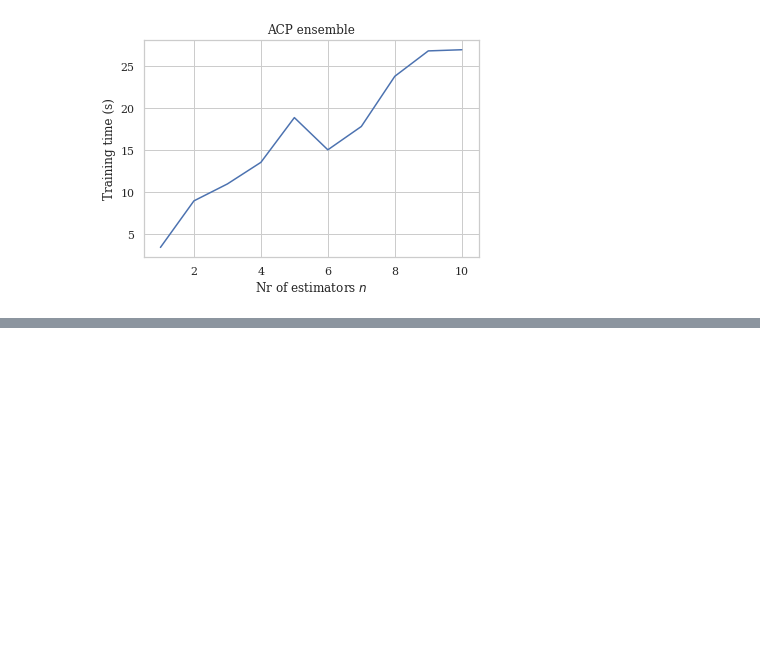
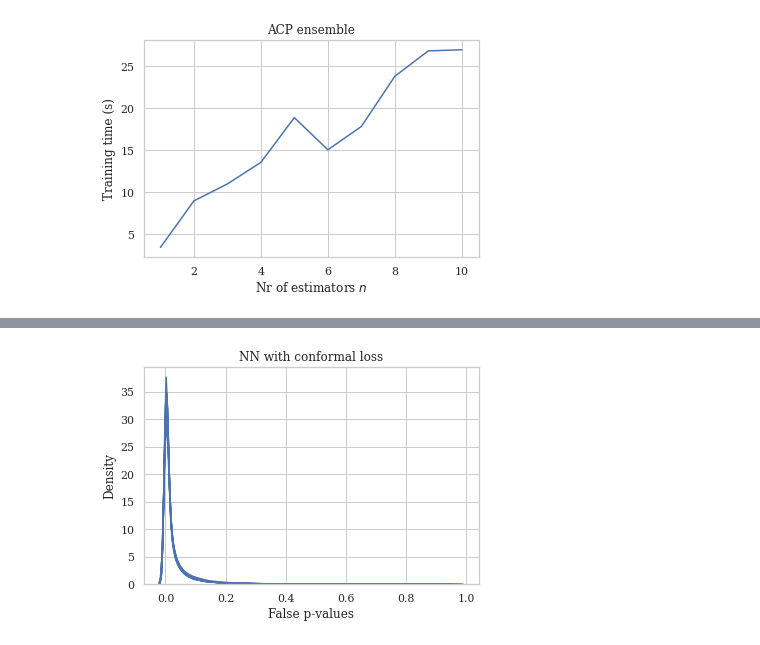
Before and after one commit to juliameister/dl-confident-loss-function, a Jupyter notebook: src/Paper results.ipynb, the cells around one changed output, grey strips where cells are left out. Saved outputs shown, nothing was run; the diff lists cells and outputs as text; code cells hidden in the pictures; blank space fills up the shorter version.

```diff
--- a/src/Paper results.ipynb
+++ b/src/Paper results.ipynb
@@ -690,0 +793,19 @@ plt.show()
+# %%
+fig = plt.figure()
+
+for i in df_nn_10class.index:
+    filepath = df_nn_10class.loc[i].filepath
+    results = pickle.load(open(filepath, 'rb'))
+
+    true_indx = np.full_like(results['pvalues']['test'], False, dtype=bool)
+    true_indx[np.arange(y_test_10.shape[0]), y_test_10] = True
+    false_p_hat = results['pvalues']['test'][np.invert(true_indx)]
+
+    sns.kdeplot(false_p_hat, color='b')
+
+plt.xlabel("False p-values")
+plt.title("NN with conformal loss")
+
+plt.show()
+# %% [output]
+[figure, added]
```
Also changed, not shown: parts of 12 cells of this notebook, 11 other files.
